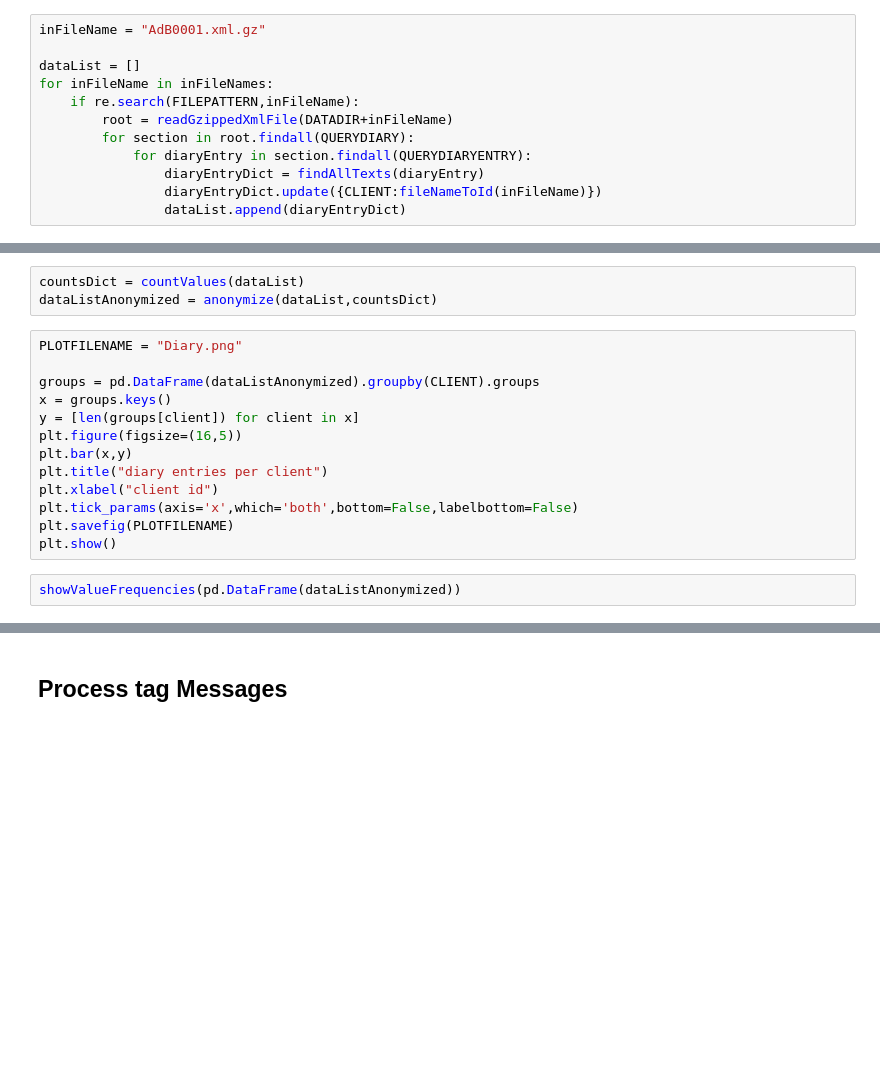
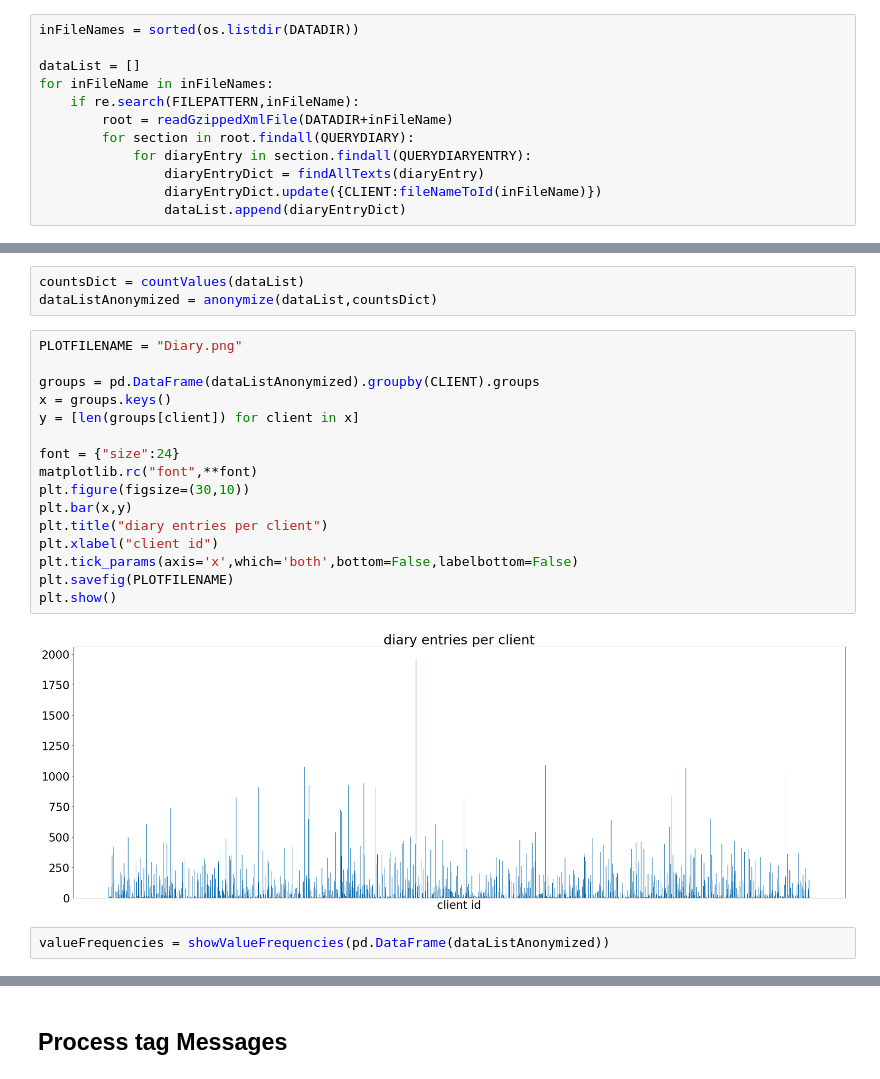
Before and after one commit to eriktks/data-processing, a Jupyter notebook: xml2csv.ipynb, the cells around one changed output, grey strips where cells are left out. Drawn from its saved outputs; the diff is of its cells as text; blank space fills up the shorter version.

```diff
--- a/xml2csv.ipynb
+++ b/xml2csv.ipynb
@@ -357,7 +357,7 @@ def findAllTexts(tag,prefix=""):
         textDict.update(findAllTexts(child,prefix=prefix+child.tag))
     return(textDict)
 # %%
-inFileName = "AdB0001.xml.gz"
+inFileNames = sorted(os.listdir(DATADIR))
 
 dataList = []
 for inFileName in inFileNames:
@@ -395,15 +395,20 @@ dataListAnonymized = anonymize(dataList,countsDict)
 # %%
 PLOTFILENAME = "Diary.png"
 
 groups = pd.DataFrame(dataListAnonymized).groupby(CLIENT).groups
 x = groups.keys()
 y = [len(groups[client]) for client in x]
-plt.figure(figsize=(16,5))
+
+font = {"size":24}
+matplotlib.rc("font",**font)
+plt.figure(figsize=(30,10))
 plt.bar(x,y)
 plt.title("diary entries per client")
 plt.xlabel("client id")
 plt.tick_params(axis='x',which='both',bottom=False,labelbottom=False)
 plt.savefig(PLOTFILENAME)
 plt.show()
+# %% [output]
+[figure, added]
 # %%
-showValueFrequencies(pd.DataFrame(dataListAnonymized))
+valueFrequencies = showValueFrequencies(pd.DataFrame(dataListAnonymized))
```
Also changed, not shown: parts of 16 cells of this notebook.
